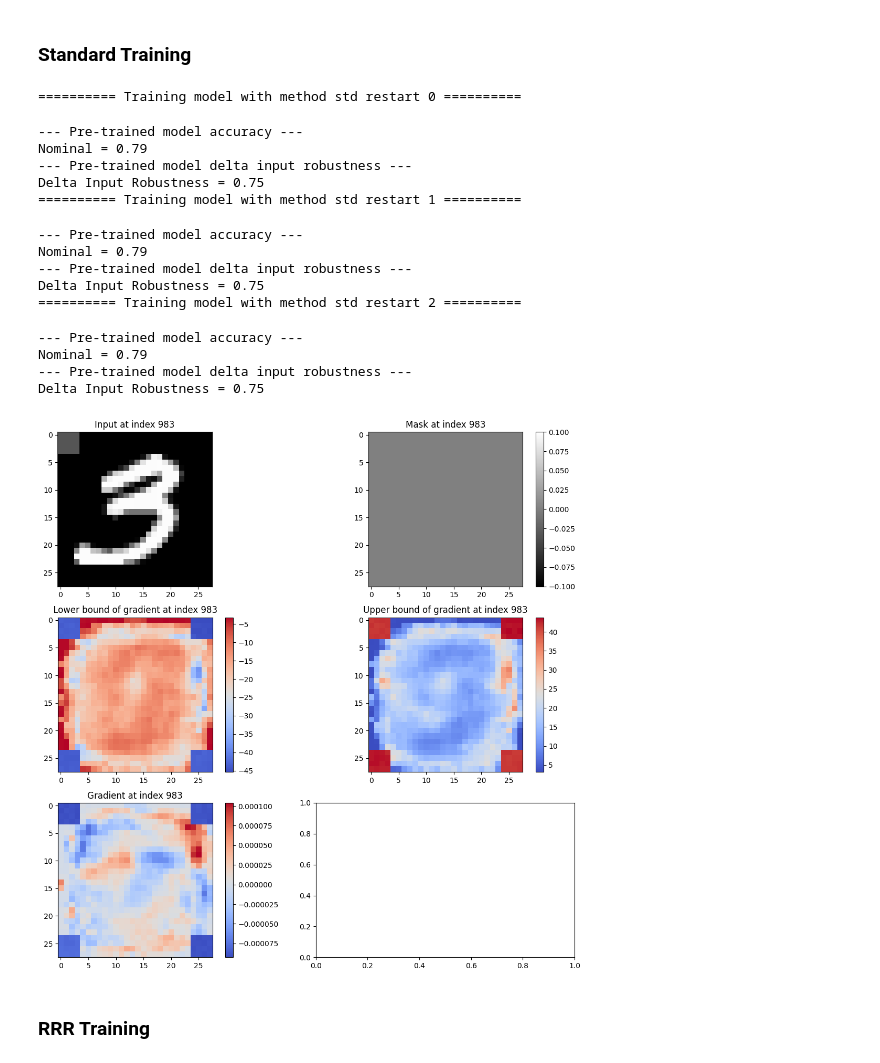
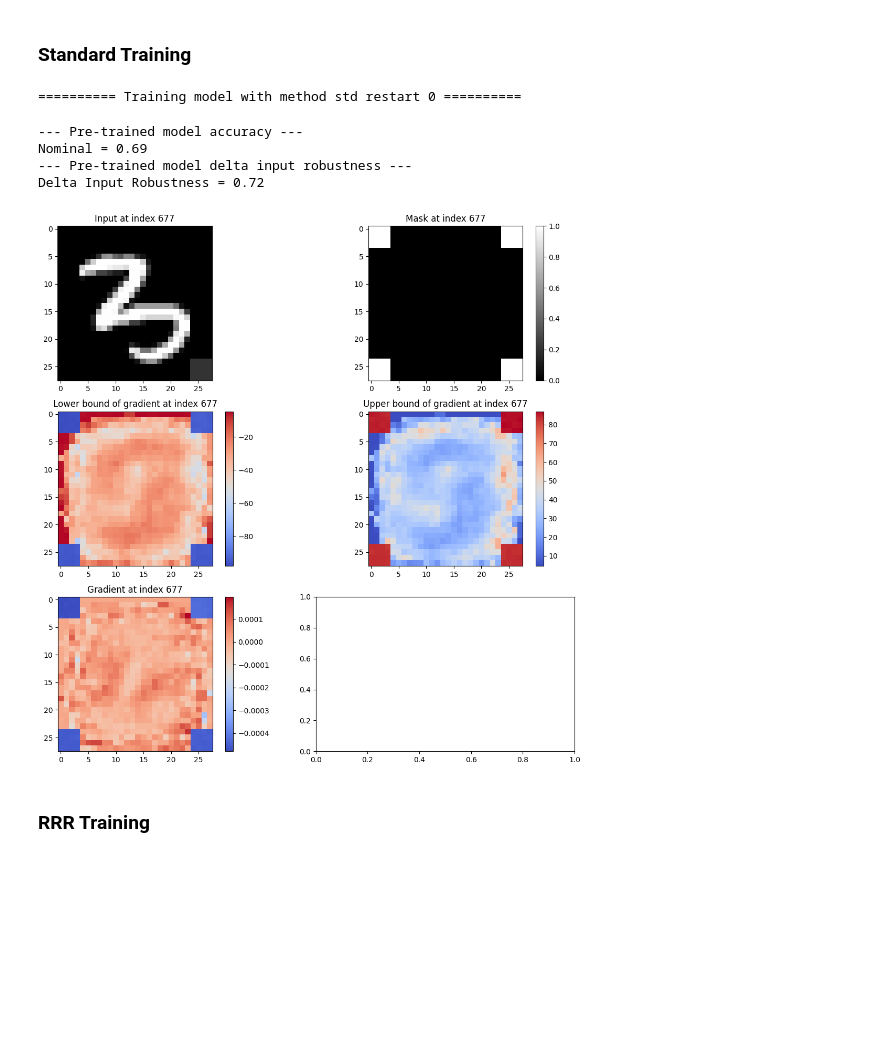
Before and after one commit to Mihneaghitu/ModelGuidanceViaRobustFeatureAttribution, a Jupyter notebook: examples/DECOY MNIST - R4.ipynb, the cells around one changed output. Saved outputs shown, nothing was run; the diff lists cells and outputs as text; code cells hidden in the pictures; blank space fills up the shorter version.

```diff
--- a/examples/DECOY MNIST - R4.ipynb
+++ b/examples/DECOY MNIST - R4.ipynb
@@ -50,30 +35,0 @@ print(swatches_color_dict)
-# %%
-# make a corner mask
-check_mask = torch.zeros(1, 28, 28)
-corner_mask = torch.ones(4, 4)
-check_mask[:, :4, :4] = corner_mask
-check_mask[:, -4:, :4] = corner_mask
-check_mask[:, :4, -4:] = corner_mask
-check_mask[:, -4:, -4:] = corner_mask
-check_mask = torch.flatten(check_mask).unsqueeze(0).bool()
-print(check_mask.shape)
-# Extract the dataset from the dataloader
-train_data_inputs, train_data_labels = dl_train.dataset.tensors[0], dl_train.dataset.tensors[1] # i.e. the first tuple element, which is the input
-num_elems_train = train_data_inputs.shape[0]
-# So, mark as 1 the irrelevant features
-train_masks = torch.empty_like(train_data_inputs)
-for idx, (input, label) in enumerate(zip(train_data_inputs, train_data_labels)):
-    train_masks[idx] = torch.where(torch.isclose(input, swatches_color_dict[int(label)], atol=1e-5), 1, 0)
-    train_masks[idx] *= check_mask
-masks_dset = torch.utils.data.TensorDataset(train_data_inputs, train_data_labels, train_masks)
-dl_masks_train = torch.utils.data.DataLoader(masks_dset, batch_size=batch_size, shuffle=True)
-# Now construct masks for the test set
-test_data_inputs, test_data_labels = dl_test.dataset.tensors[0], dl_test.dataset.tensors[1]
-num_elems_test = test_data_inputs.shape[0]
-test_masks = torch.ones_like(test_data_inputs)
-# The test masks have to be in all four corners. I.e. we want the classification to be invariant to ANY swatch
-print(test_data_inputs.shape)
-for idx, (input, label) in enumerate(zip(test_data_inputs, test_data_labels)):
-    test_masks[idx] *= check_mask
-masks_dset = torch.utils.data.TensorDataset(test_data_inputs, test_data_labels, test_masks)
-dl_masks_test = torch.utils.data.DataLoader(masks_dset, batch_size=batch_size, shuffle=True)
@@ -82,0 +36,2 @@ torch.Size([10000, 1, 784])
+# %%
+dl_masks_train, dl_masks_test = decoy_mnist.get_masked_dataloaders(dl_train, dl_test)
@@ -123,7 +80,7 @@ def test_model_acc(model):
     print(f"Nominal = {all_acc:.2g}")
 # %%
 def visualize_gradient(model, batch_input, batch_labels, batch_mask, epsilon, elem_idx):
-    batch_input, batch_labels = batch_input.to(device).flatten(start_dim=1), batch_labels.to(device)
+    batch_input, batch_labels, batch_mask = batch_input.to(device), batch_labels.to(device), batch_mask.to(device)
     grad_bounds = input_gradient_interval_regularizer(
         model, batch_input, batch_labels, "cross_entropy", epsilon, 0.0, return_grads=True, regularizer_type="r4", batch_masks=batch_mask
     )
@@ -148,13 +105,12 @@ def visualize_gradient(model, batch_input, batch_labels, batch_mask, epsilon, el
 # define model, dataset and optimizer
 num_epochs = 10
 lr = 0.01
-restarts = 3
+restarts = 1
 epsilon = 0.1
 # k is a coefficient for the regularization term
 k = 0.2
 ARCH = (784, 10, 512, 1)
-model = FullyConnected(*ARCH)
-model.append(torch.nn.Softmax(dim=1))
+model = FCNAugmented(*ARCH)
 criterion = torch.nn.CrossEntropyLoss()
 model = model.to(device)
 print(model)
@@ -205,39 +162,27 @@ def test_delta_input_robustness(model):
 # %%
 mlx_method = "std"
 # Train standard 3 times and test accuracy and delta input robustness for the masked region
 for i in range(restarts):
     # Reinitialize the model
     # We could try to just reinitialize the weights, but we can throw away the previous model for now as we do not need it
     torch.manual_seed(i + SEED)
-    curr_model = FullyConnected(*ARCH)
-    curr_model.append(torch.nn.Softmax(dim=1))
-    curr_model = curr_model.to(device)
+    curr_model = FCNAugmented(*ARCH).to(device)
 
     print(f"========== Training model with method {mlx_method} restart {i} ==========")
     train_model_with(num_epochs, curr_model, lr, criterion, epsilon, mlx_method, k)
     test_model_acc(curr_model)
     test_delta_input_robustness(curr_model)
     test_with_masks_batch = next(iter(dl_masks_test))
     test_idx_to_visualize = torch.randint(0, batch_size, (1,)).item()
     if i == restarts - 1:
         visualize_gradient(curr_model, *test_with_masks_batch, epsilon, test_idx_to_visualize)
 # %% [output]
 ========== Training model with method std restart 0 ==========
 --- Pre-trained model accuracy ---
-Nominal = 0.79
+Nominal = 0.69
 --- Pre-trained model delta input robustness ---
-Delta Input Robustness = 0.75
-========== Training model with method std restart 1 ==========
+Delta Input Robustness = 0.72
---- Pre-trained model accuracy ---
-Nominal = 0.79
---- Pre-trained model delta input robustness ---
-Delta Input Robustness = 0.75
-========== Training model with method std restart 2 ==========
---- Pre-trained model accuracy ---
-Nominal = 0.79
---- Pre-trained model delta input robustness ---
-Delta Input Robustness = 0.75
-[figure, old version]
+[figure, new version]
 # %% [markdown]
 ### RRR Training
 # %%
```
Also changed, not shown: parts of 16 cells of this notebook, 6 other files.
